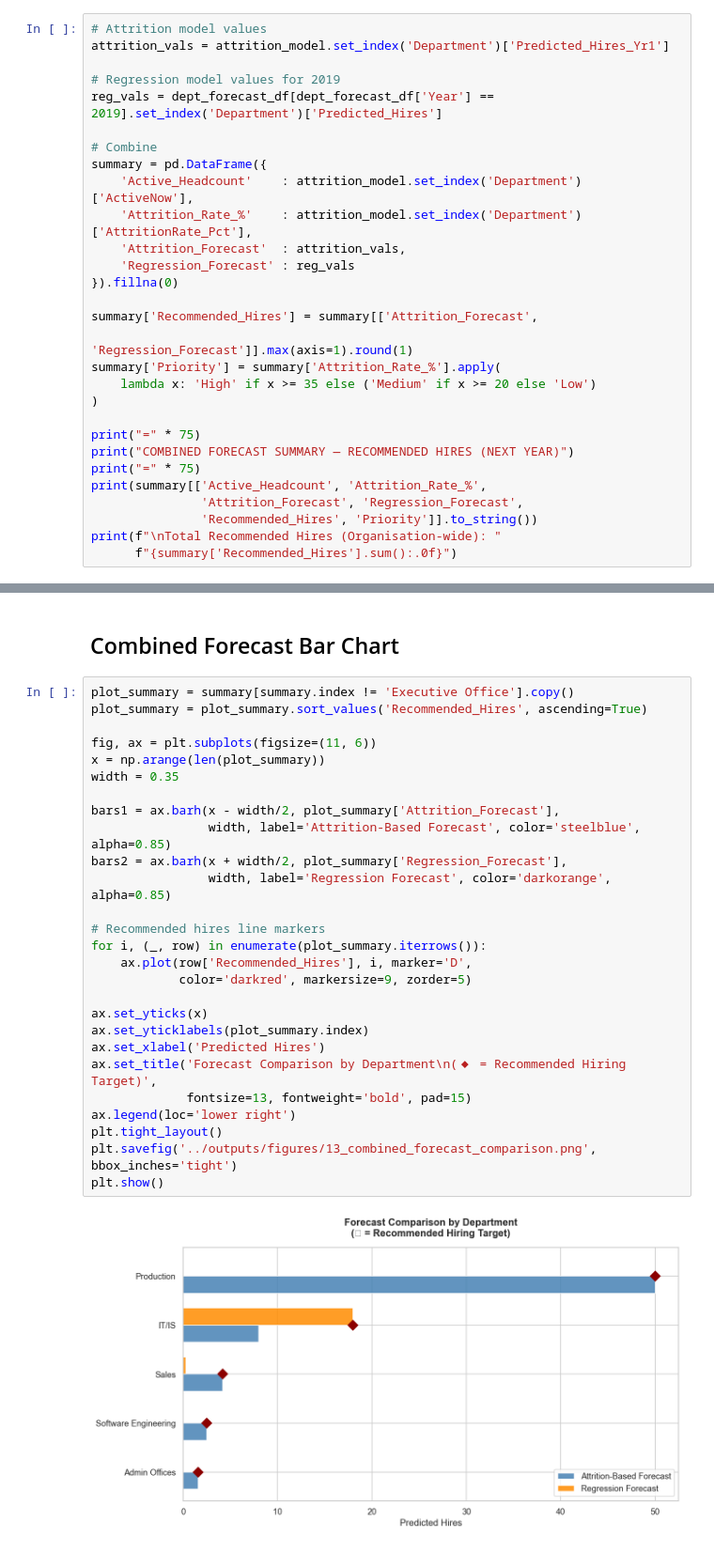
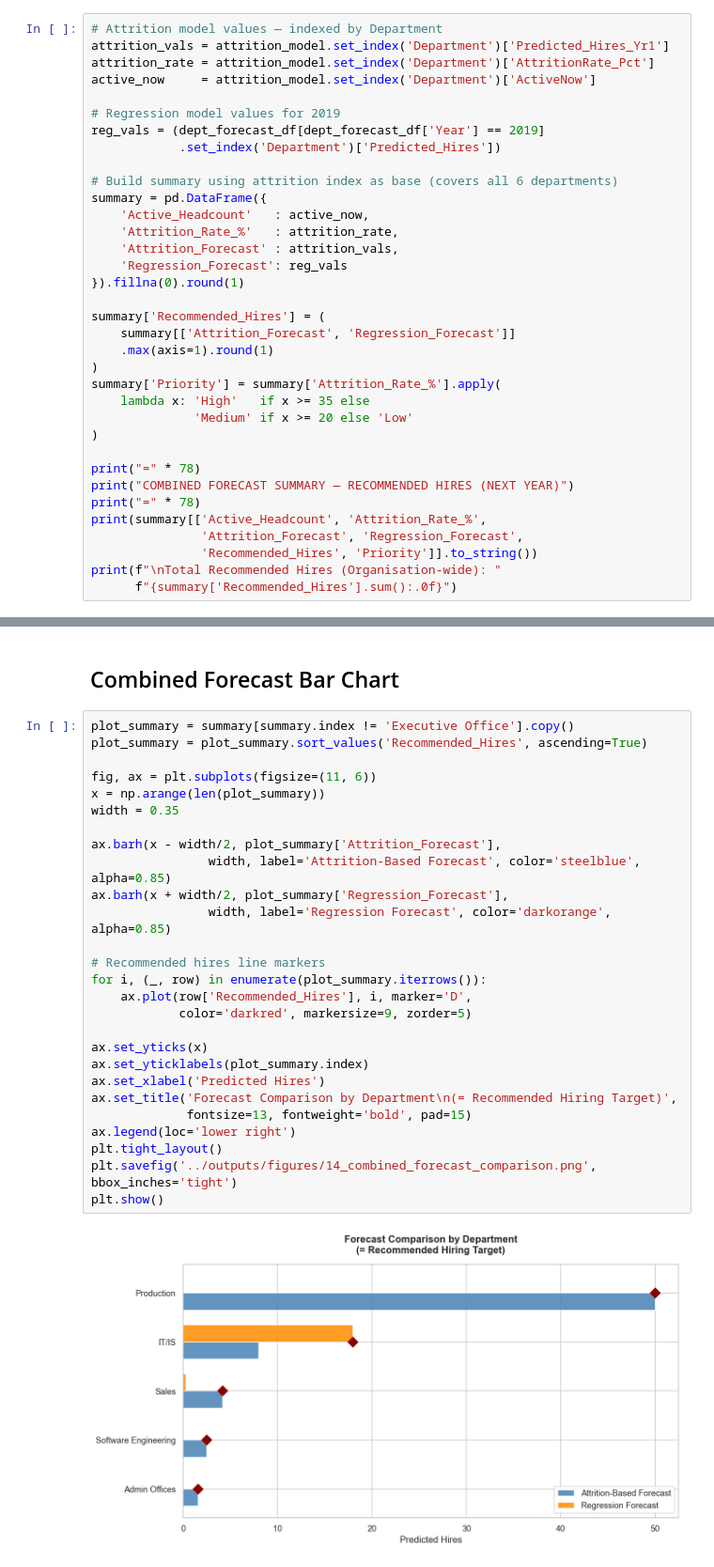
Before and after one commit to nisansalasandu/hr-recruitment-analytics, a Jupyter notebook: notebooks/03_forecasting_model.ipynb, the cells around one changed output, grey strips where cells are left out. Shown at 94% size. Drawn from its saved outputs; the diff is of its cells as text.

```diff
--- a/notebooks/03_forecasting_model.ipynb
+++ b/notebooks/03_forecasting_model.ipynb
@@ -454,29 +725,35 @@ Combining both models gives a balanced view:
 The **higher of the two** values should be used as the recommended
 hiring target — it covers both trend and replacement demand.
 # %%
-# Attrition model values
+# Attrition model values — indexed by Department
 attrition_vals = attrition_model.set_index('Department')['Predicted_Hires_Yr1']
+attrition_rate = attrition_model.set_index('Department')['AttritionRate_Pct']
+active_now     = attrition_model.set_index('Department')['ActiveNow']
 
 # Regression model values for 2019
-reg_vals = dept_forecast_df[dept_forecast_df['Year'] == 2019].set_index('Department')['Predicted_Hires']
+reg_vals = (dept_forecast_df[dept_forecast_df['Year'] == 2019]
+            .set_index('Department')['Predicted_Hires'])
 
-# Combine
+# Build summary using attrition index as base (covers all 6 departments)
 summary = pd.DataFrame({
-    'Active_Headcount'    : attrition_model.set_index('Department')['ActiveNow'],
-    'Attrition_Rate_%'    : attrition_model.set_index('Department')['AttritionRate_Pct'],
-    'Attrition_Forecast'  : attrition_vals,
-    'Regression_Forecast' : reg_vals
-}).fillna(0)
+    'Active_Headcount'   : active_now,
+    'Attrition_Rate_%'   : attrition_rate,
+    'Attrition_Forecast' : attrition_vals,
+    'Regression_Forecast': reg_vals
+}).fillna(0).round(1)
 
-summary['Recommended_Hires'] = summary[['Attrition_Forecast',
-                                          'Regression_Forecast']].max(axis=1).round(1)
+summary['Recommended_Hires'] = (
+    summary[['Attrition_Forecast', 'Regression_Forecast']]
+    .max(axis=1).round(1)
+)
 summary['Priority'] = summary['Attrition_Rate_%'].apply(
-    lambda x: 'High' if x >= 35 else ('Medium' if x >= 20 else 'Low')
+    lambda x: 'High'   if x >= 35 else
+              'Medium' if x >= 20 else 'Low'
 )
 
-print("=" * 75)
+print("=" * 78)
 print("COMBINED FORECAST SUMMARY — RECOMMENDED HIRES (NEXT YEAR)")
-print("=" * 75)
+print("=" * 78)
 print(summary[['Active_Headcount', 'Attrition_Rate_%',
                'Attrition_Forecast', 'Regression_Forecast',
                'Recommended_Hires', 'Priority']].to_string())
@@ -501,29 +778,29 @@ Total Recommended Hires (Organisation-wide): 76
 # %%
 plot_summary = summary[summary.index != 'Executive Office'].copy()
 plot_summary = plot_summary.sort_values('Recommended_Hires', ascending=True)
 
 fig, ax = plt.subplots(figsize=(11, 6))
 x = np.arange(len(plot_summary))
 width = 0.35
 
-bars1 = ax.barh(x - width/2, plot_summary['Attrition_Forecast'],
+ax.barh(x - width/2, plot_summary['Attrition_Forecast'],
                 width, label='Attrition-Based Forecast', color='steelblue', alpha=0.85)
-bars2 = ax.barh(x + width/2, plot_summary['Regression_Forecast'],
+ax.barh(x + width/2, plot_summary['Regression_Forecast'],
                 width, label='Regression Forecast', color='darkorange', alpha=0.85)
 
 # Recommended hires line markers
 for i, (_, row) in enumerate(plot_summary.iterrows()):
     ax.plot(row['Recommended_Hires'], i, marker='D',
             color='darkred', markersize=9, zorder=5)
 
 ax.set_yticks(x)
 ax.set_yticklabels(plot_summary.index)
 ax.set_xlabel('Predicted Hires')
-ax.set_title('Forecast Comparison by Department\n(◆ = Recommended Hiring Target)',
+ax.set_title('Forecast Comparison by Department\n(= Recommended Hiring Target)',
              fontsize=13, fontweight='bold', pad=15)
 ax.legend(loc='lower right')
 plt.tight_layout()
-plt.savefig('../outputs/figures/13_combined_forecast_comparison.png', bbox_inches='tight')
+plt.savefig('../outputs/figures/14_combined_forecast_comparison.png', bbox_inches='tight')
 plt.show()
 # %% [output]
-[figure, old version]
+[figure, new version]
```
Also changed, not shown: parts of 28 cells of this notebook, 7 other files.
